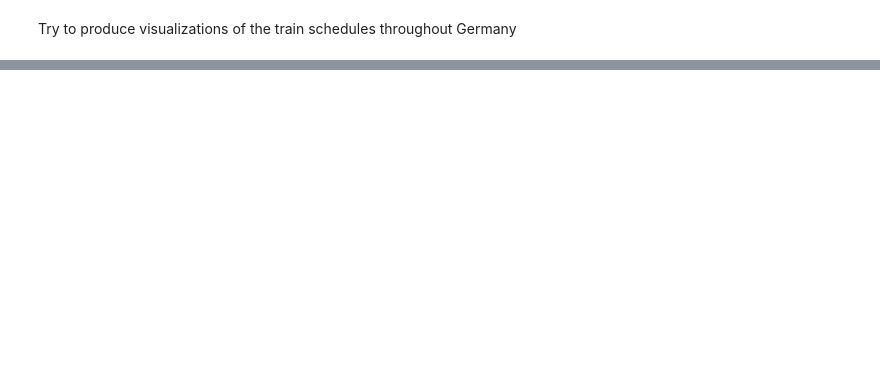
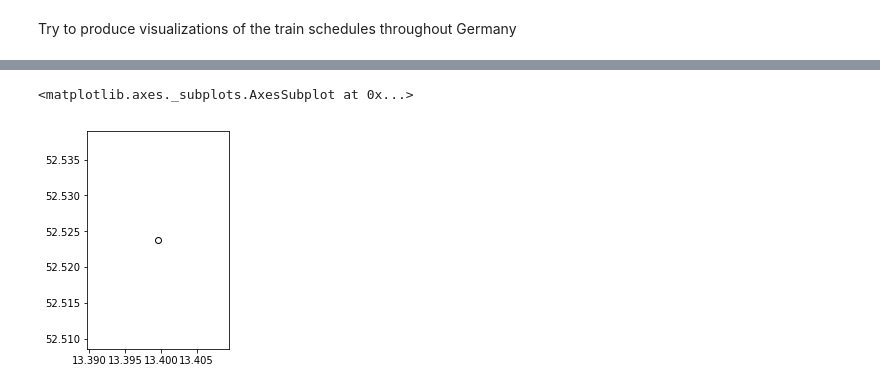
Before and after one commit to hainguyen93/grips-2019, a Jupyter notebook: ruby_code/Mapping.ipynb, the cells around one changed output, grey strips where cells are left out. Cells and saved outputs as stored; diff of their text form; code cells hidden in the pictures; blank space fills up the shorter version.

Commit message:
country station database visualization

```diff
--- a/ruby_code/Mapping.ipynb
+++ b/ruby_code/Mapping.ipynb
@@ -216,0 +115,23 @@ difference_data
+# %%
+
+world = geopandas.read_file(geopandas.datasets.get_path('naturalearth_cities'))
+
+ax = world[world.name == 'Berlin'].plot(
+    color='white', edgecolor='black')
+ax
+# germany = world[]
+# 'Berlin'in germany.name
+# germany
+# 'Deutscheland' in world.name
+# germany = world[world.country == 'Germany']
+# # We restrict to South America.
+# ax = germany.plot(
+#     color='white', edgecolor='black')
+
+# # We can now plot our GeoDataFrame.
+# gdf.plot(ax=ax, color='red')
+
+# plt.show()
+# %% [output]
+<matplotlib.axes._subplots.AxesSubplot at 0x...>
+[figure, added]
```
Also changed, not shown: parts of 36 cells of this notebook, 5 other files.
